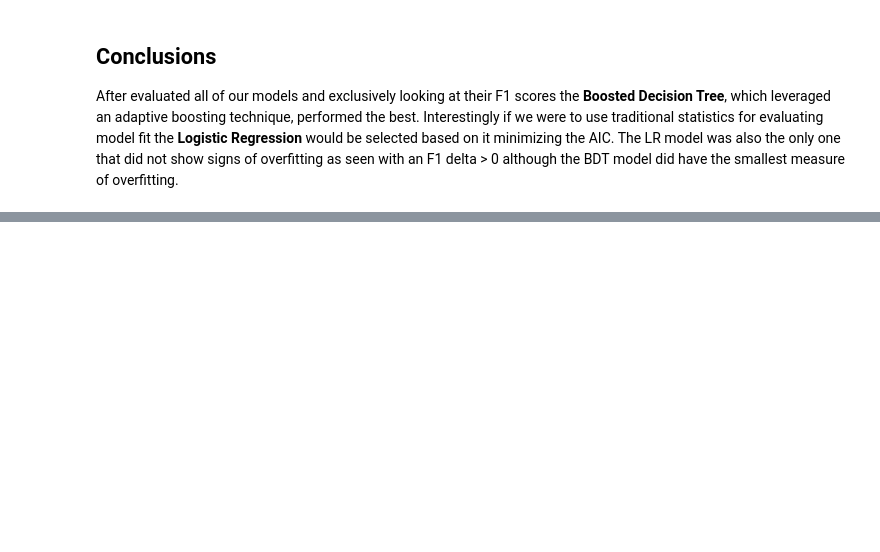
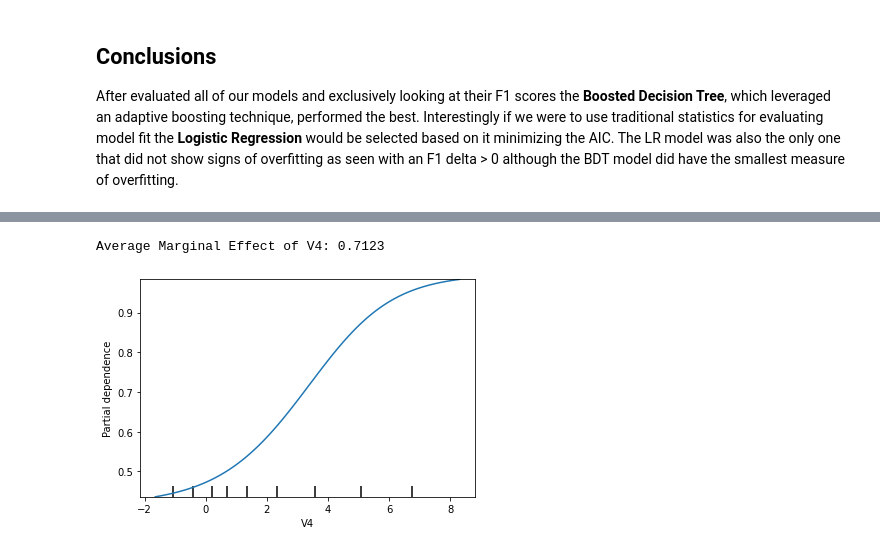
Before and after one commit to cristobalmitchell/CreditCardFraud, a Jupyter notebook: credit-card-fraud.ipynb, the cells around one changed output, grey strips where cells are left out. Saved outputs shown, nothing was run; the diff lists cells and outputs as text; code cells hidden in the pictures; blank space fills up the shorter version.

```diff
--- a/credit-card-fraud.ipynb
+++ b/credit-card-fraud.ipynb
@@ -854,0 +973,5 @@ Diving deeper on the topic of insights we can look into the effects quantificati
+# %%
+final_model = LogisticRegression(C=1.0721710683587817, penalty='l2', solver='lbfgs').fit(x_train,y_train)
+coefs = pd.DataFrame(final_model.coef_,columns=x_train.columns, index=['coefs'])
+odds_ratios = pd.DataFrame(np.exp(final_model.coef_),columns=x_train.columns, index=['odds_ratio'])
+pd.concat([coefs,odds_ratios])
@@ -855,3 +984,11 @@ Diving deeper on the topic of insights we can look into the effects quantificati
+# %%
+from sklearn.inspection import plot_partial_dependence, partial_dependence
+plot_partial_dependence(final_model, x_train, ['V4'])
+V4_AME = round(np.mean(partial_dependence(final_model, x_train, [4])[0]),4)
+print('Average Marginal Effect of V4: {}'.format(V4_AME))
+# %% [output]
+Average Marginal Effect of V4: 0.7123
+[figure, added]
 # %% [markdown]
 #### <a id="citations"></a>
 ## Citations
```
Also changed, not shown: parts of 44 cells of this notebook.
